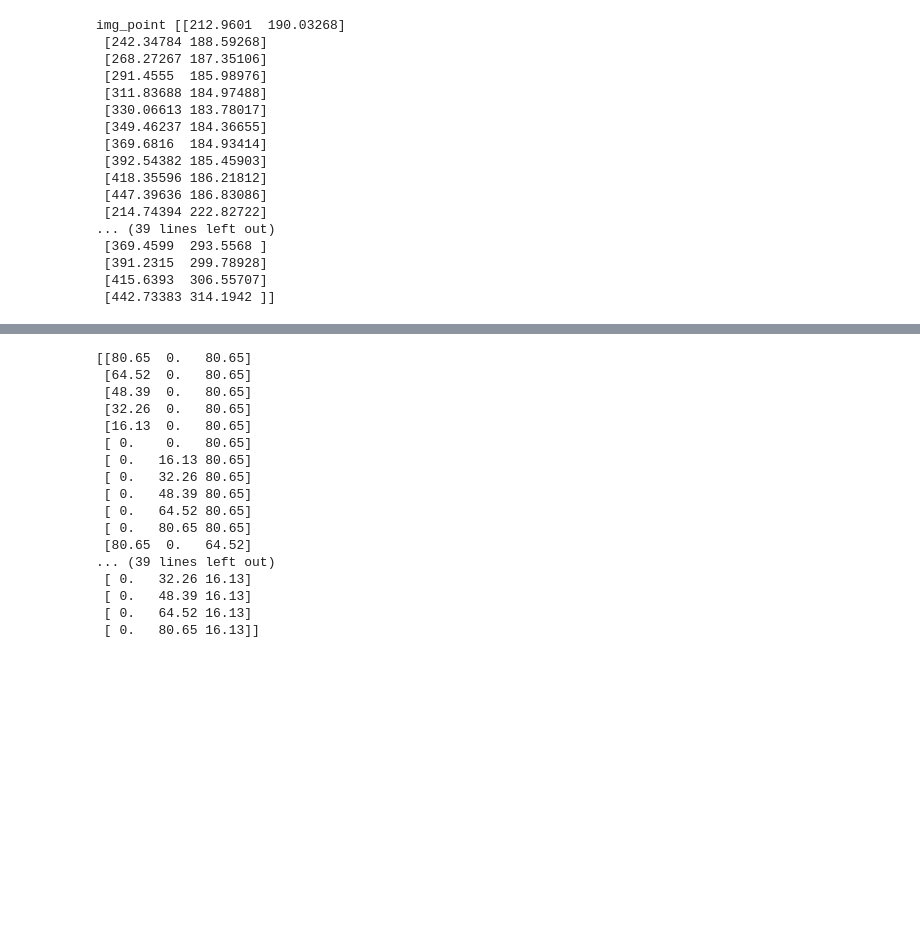
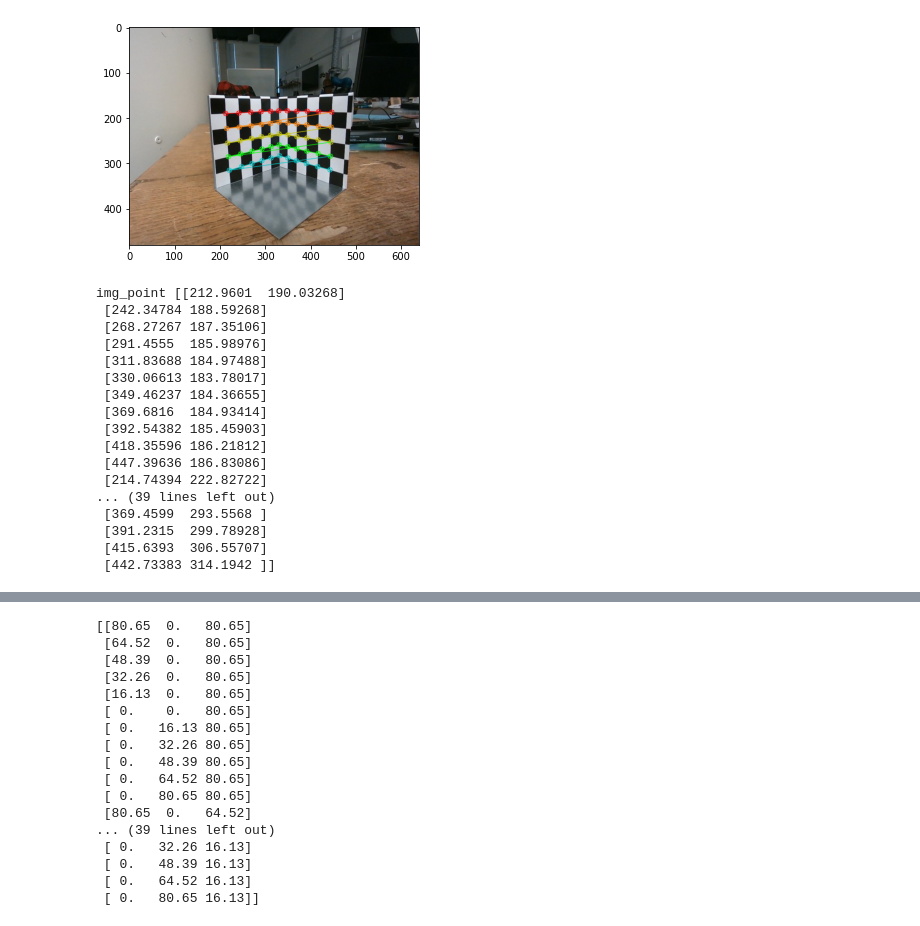
Before and after one commit to MrTooOldDriver/MOB-22-UoE, a Jupyter notebook: Tutorial_1/tutorial1_camera_calib.ipynb, the cells around one changed output, grey strips where cells are left out. Drawn from its saved outputs; the diff is of its cells as text; code cells hidden in the pictures; blank space fills up the shorter version.

Commit message:
fix the problem caused by cv2.imshow

```diff
--- a/Tutorial_1/tutorial1_camera_calib.ipynb
+++ b/Tutorial_1/tutorial1_camera_calib.ipynb
@@ -9,6 +9,7 @@ Then, we detect the checkerboard to get the keypoints pixel coordinates (tips: y
 # %%
 import numpy as np
 import cv2
+import matplotlib.pyplot as plt
 
 
 def detect_keypoints(img,checkerboard_size):
@@ -23,35 +24,40 @@ def detect_keypoints(img,checkerboard_size):
         np.ndarray: Output array of detected corners (inner corners number x 2).
     '''
     ret,corners=cv2.findChessboardCorners(img,checkerboard_size,None)
 
     # refine the corner locations with sub-pixel accuracy
     if ret==True:
         criteria=(cv2.TERM_CRITERIA_EPS+cv2.TERM_CRITERIA_MAX_ITER, 3, 0.1) # stop after 3 iterations or the accuracy of 0.1 is achieved
         img_gray=cv2.cvtColor(img,cv2.COLOR_BGR2GRAY)
         corners2=cv2.cornerSubPix(img_gray,corners,(5,5),(-1,-1),criteria)
         img_points.append(corners2)
 
     img_corner=cv2.drawChessboardCorners(img,checkerboard_size,corners2,ret) # draw detected corners
-    cv2.imshow('img with detected corners', img_corner)
-    cv2.waitKey(5000)
+    img_corner2 = img_corner[:,:,::-1] 	# transform image from bgr to rgb
+    plt.imshow(img_corner2)
+    plt.show()
+#     cv2.imshow('img with detected corners', img_corner)
+#     cv2.waitKey(0)
+#     cv2.destroyAllWindows()
 
     return np.reshape(img_points, (-1, 2))
 
 
 
 img=cv2.imread('3d_checkerboard.jpg',cv2.IMREAD_COLOR)
 img_points=[]
 checkerboard_size=(11,5)   # Number of inner corners per a chessboard row and column is 11 and 5
 checkerboard_length=16.13  # the board length is 16.13mm
 
 img_points=detect_keypoints(img,checkerboard_size)
 
 # # -------you can also load the checkerboard keypoints in pixel direcly------
 # img_points = np.load('img_points.npy')
 # # -----------------------------------------------------------------
 
 print('img_point',img_points)
 # %% [output]
+[figure, added]
 img_point [[212.9601  190.03268]
  [242.34784 188.59268]
  [268.27267 187.35106]
```
